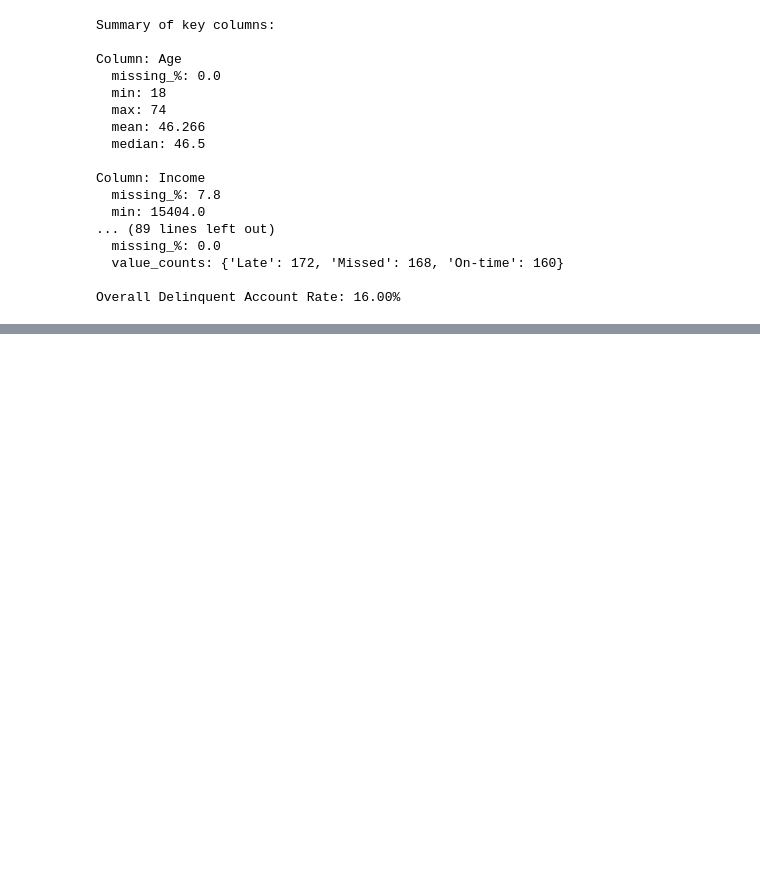
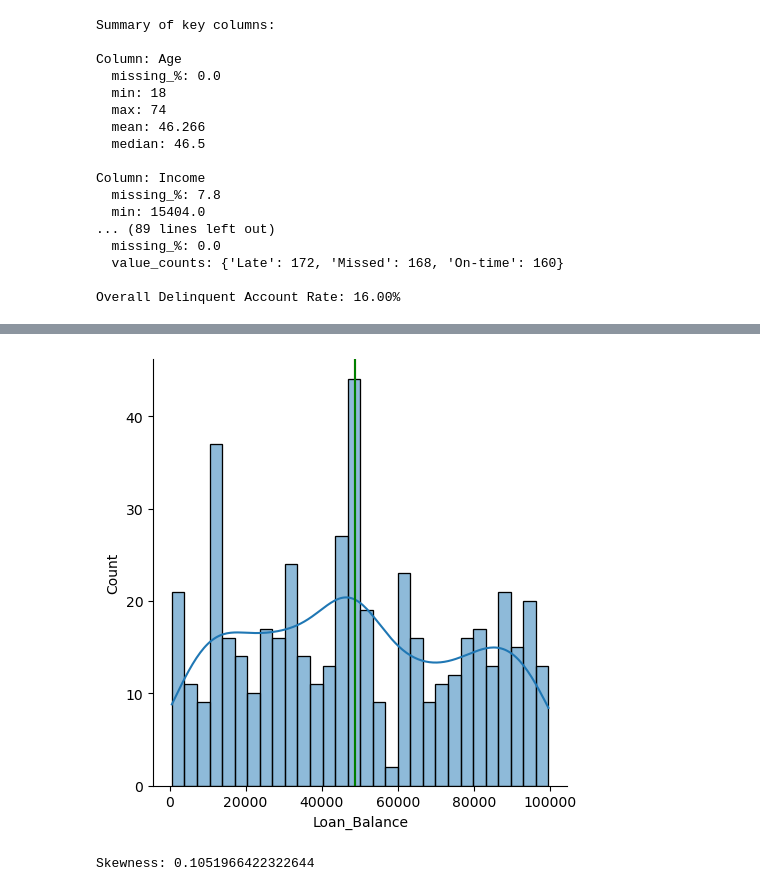
Before and after one commit to shrikant-DS/Geldiums_delinquency_risk_assessment, a Jupyter notebook: Geldiums_EDA.ipynb, the cells around one changed output, grey strips where cells are left out. Saved outputs shown, nothing was run; the diff lists cells and outputs as text; code cells hidden in the pictures; blank space fills up the shorter version.

```diff
--- a/Geldiums_EDA.ipynb
+++ b/Geldiums_EDA.ipynb
@@ -150,0 +218,2 @@ Overall Delinquent Account Rate: 16.00%
+# %%
+df['Credit_Score'].fillna(df['Credit_Score'].mean(), inplace= True)
@@ -150,0 +232,11 @@ Overall Delinquent Account Rate: 16.00%
+# %%
+sns.displot(df['Loan_Balance'], bins=30, kde=True)
+plt.axvline(df['Loan_Balance'].mean(), color= 'r')
+plt.axvline(df['Loan_Balance'].median(), color= 'g')
+plt.show()
+# %% [output]
+[figure, added]
+# %%
+print("Skewness:", df['Loan_Balance'].skew())
+# %% [output]
+Skewness: 0.1051966422322644
```
Also changed, not shown: parts of 13 cells of this notebook.
